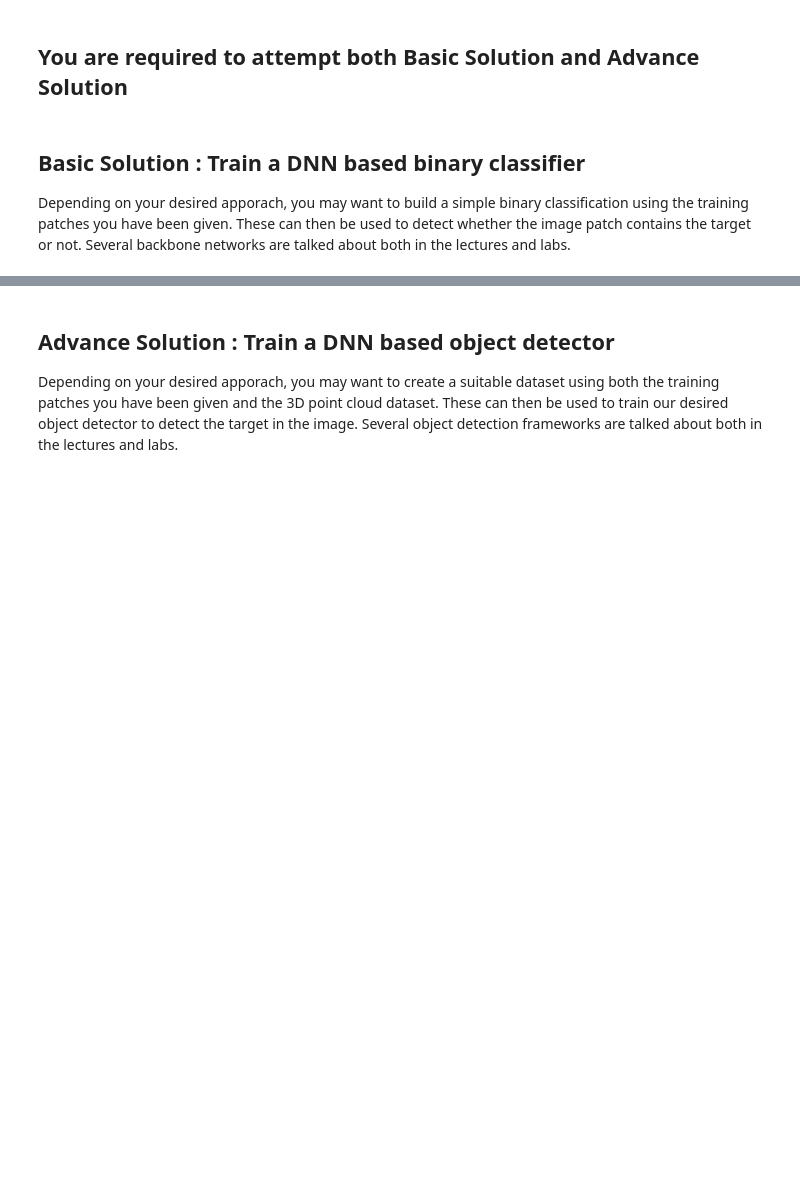
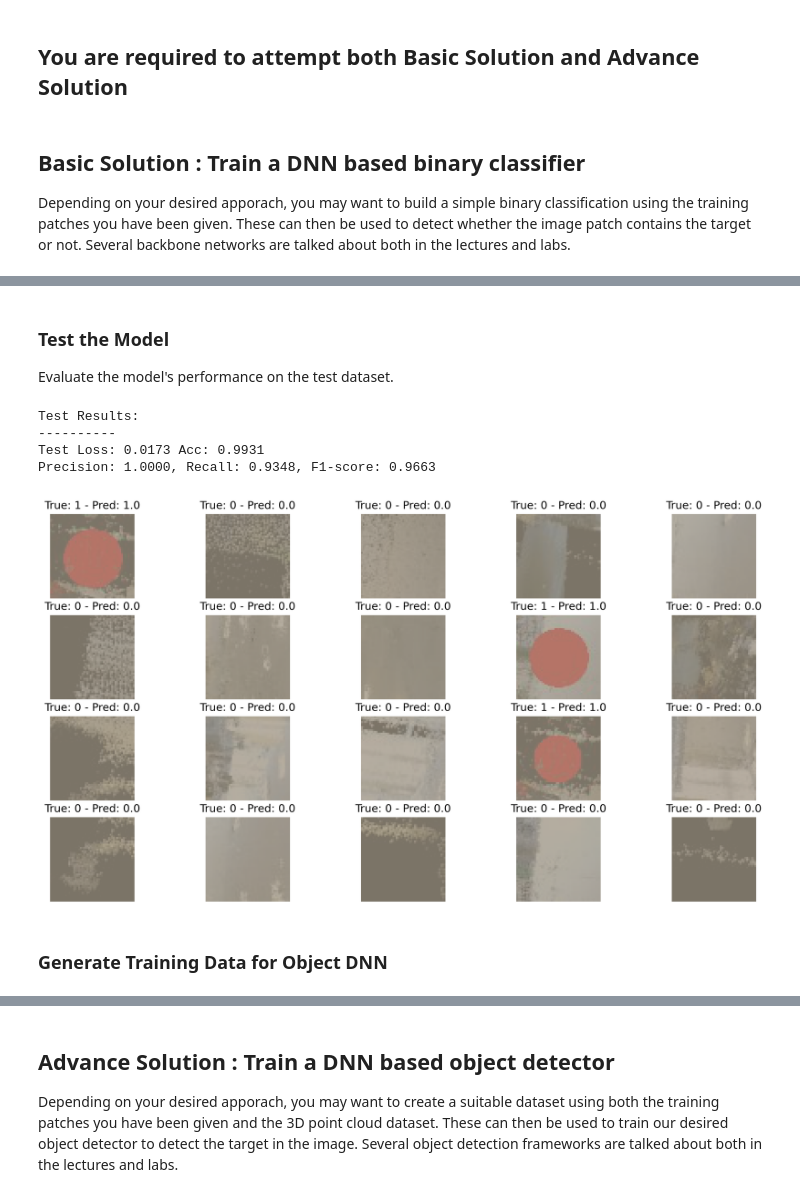
Before and after one commit to Adrian6476/dl-cv-robotics, a Jupyter notebook: PacMan.ipynb, the cells around one changed output, grey strips where cells are left out. Saved outputs shown, nothing was run; the diff lists cells and outputs as text; code cells hidden in the pictures; blank space fills up the shorter version.

```diff
--- a/PacMan.ipynb
+++ b/PacMan.ipynb
@@ -67,0 +278,3 @@ Depending on your desired apporach, you may want to build a simple binary classi
+# %%
+model = SimpleCNN().to(device) # Move the model to GPU
+print(model)
@@ -67,0 +294,3 @@ Depending on your desired apporach, you may want to build a simple binary classi
+# %%
+criterion = nn.BCELoss() # The best one in this case
+optimiser = optim.Adam(model.parameters(), lr=0.001) # General choice
@@ -67,0 +410,2 @@ Depending on your desired apporach, you may want to build a simple binary classi
+# %%
+model = train_model(model, train_loader, val_loader, criterion, optimiser, num_epochs=25, patience=5)
@@ -67,0 +435,3 @@ Depending on your desired apporach, you may want to build a simple binary classi
+# %% [markdown]
+### Test the Model
+Evaluate the model's performance on the test dataset.
@@ -67,0 +475,48 @@ Depending on your desired apporach, you may want to build a simple binary classi
+# %%
+# criterion for evaluation /
+criterion_eval = nn.BCELoss()
+
+# evaluate the model on test set
+evaluate_model(model, test_loader, criterion_eval)
+# %% [output]
+Test Results:
+----------
+Test Loss: 0.0173 Acc: 0.9931
+Precision: 1.0000, Recall: 0.9348, F1-score: 0.9663
+# %%
+def visualise_predictions(model, test_loader, num_images=6):
+    model.eval()  # Set model to evaluation mode
+    images_handeled = 0 # Image counter
+    plt.figure(figsize=(15, 20), dpi = 300)
+
+    with torch.no_grad(): # Ensure that all computations do not have gradients recorded by PyTorch to save memory and speed up computation.
+        for i, (inputs, labels) in enumerate(test_loader): # Get imgs and labels then move to GPU
+            inputs = inputs.to(device)
+            labels = labels.to(device)
+
+            outputs = model(inputs) # Predict
+            preds = torch.round(outputs) # Round the results to get the prediction value
+
+            for j in range(inputs.size()[0]):
+                images_handeled += 1
+                ax = plt.subplot(num_images//2, 5, images_handeled)
+                ax.axis('off')
+                ax.set_title(f'True: {labels[j].item()} - Pred: {preds[j].item()}') # Showing real and predicted labels
+                input_img = inputs.cpu().data[j] # move the image tensor to cpu
+                input_img = input_img.numpy().transpose((1, 2, 0)) # recover channels
+                # denormalisation
+                mean = np.array([0.485, 0.456, 0.406])
+                std = np.array([0.229, 0.224, 0.225])
+                input_img = std * input_img + mean
+                input_img = np.clip(input_img, 0, 1) # Crops image data to between 0 and 1
+                plt.imshow(input_img)
+
+                if images_handeled == num_images:
+                    return
+    plt.show()
+# %%
+visualise_predictions(model, test_loader, num_images=20)
+# %% [output]
+[figure, added]
+# %% [markdown]
+### Generate Training Data for Object DNN
```
Also changed, not shown: parts of 51 cells of this notebook, 4 other files.
